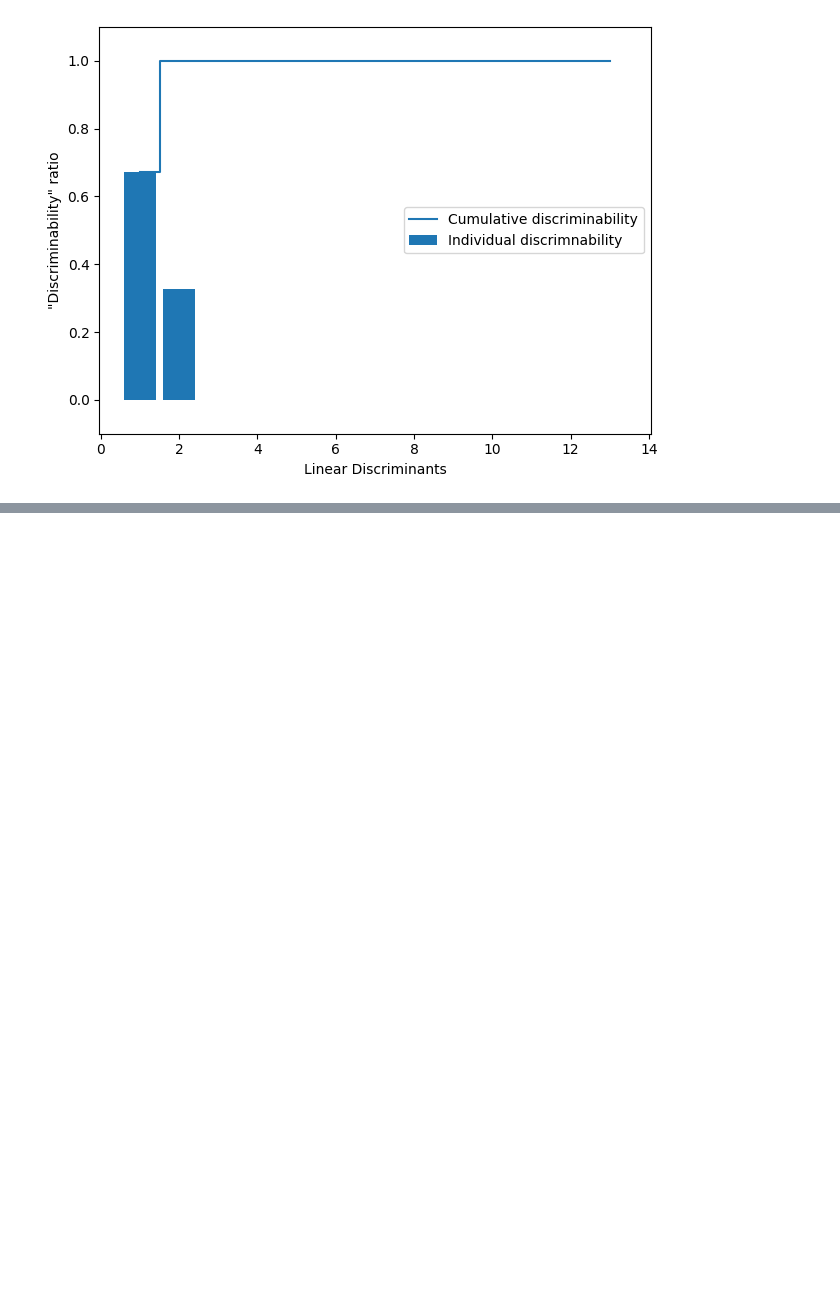
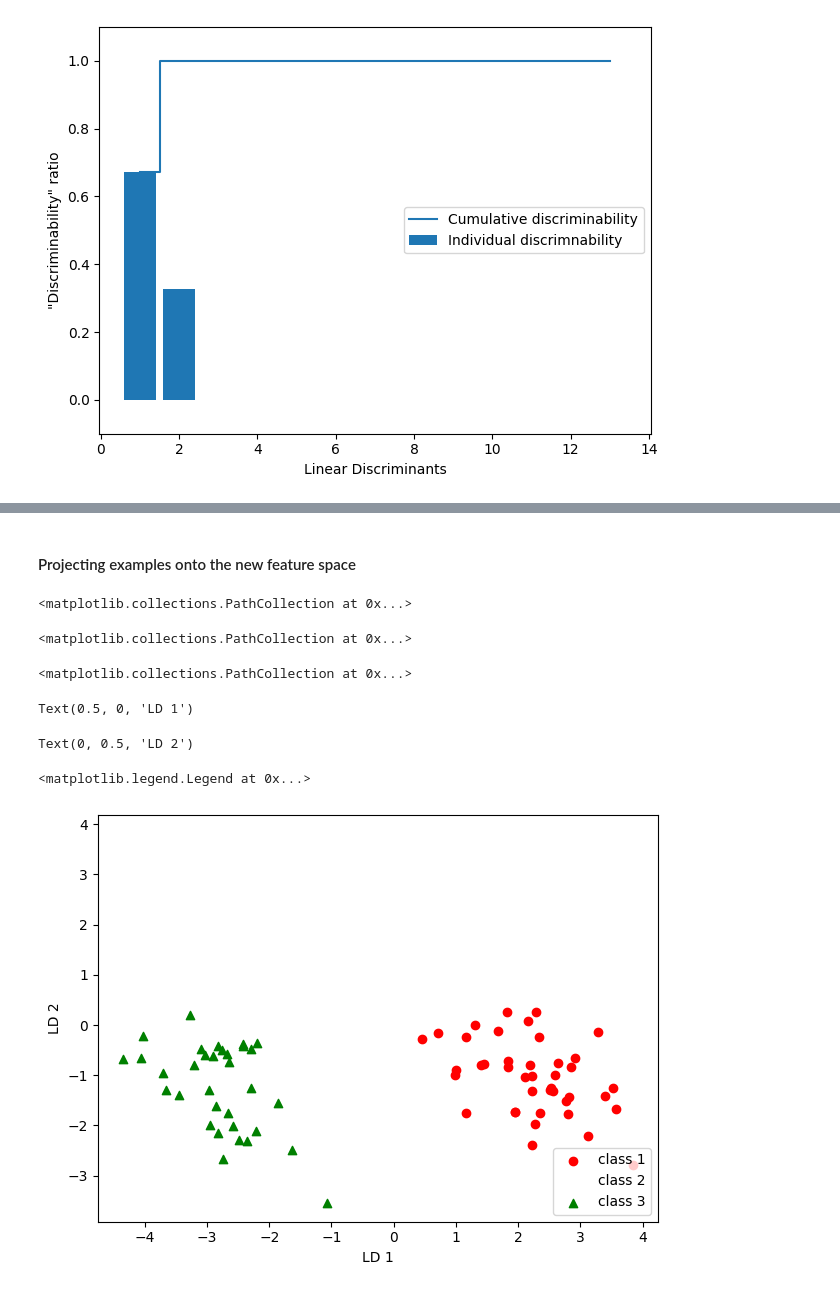
Before and after one commit to MonuSingh16/code-practice-courses-books, a Jupyter notebook: machine-learning-python/ch05-dimensionality-reduction.ipynb, the cells around one changed output, grey strips where cells are left out. Saved outputs shown, nothing was run; the diff lists cells and outputs as text; code cells hidden in the pictures; blank space fills up the shorter version.

```diff
--- a/machine-learning-python/ch05-dimensionality-reduction.ipynb
+++ b/machine-learning-python/ch05-dimensionality-reduction.ipynb
@@ -324,0 +345,25 @@ Text(0.5, 0, 'Linear Discriminants')
+# %% [markdown]
+#### Projecting examples onto the new feature space
+# %%
+X_train_lda = X_train_std.dot(w)
+
+colors = ['r', 'w', 'g']
+markers = ['o', 's', '^']
+for l, c, m in zip(np.unique(y_train), colors, markers):
+    plt.scatter(X_train_lda[y_train==l, 0],
+                X_train_lda[y_train==l, 1] * (-1),
+                c=c, label=f'class {l}', marker=m)
+
+plt.xlabel('LD 1')
+plt.ylabel('LD 2')
+plt.legend(loc='lower right')
+plt.tight_layout()
+plt.show()
+# %% [output]
+<matplotlib.collections.PathCollection at 0x...>
+<matplotlib.collections.PathCollection at 0x...>
+<matplotlib.collections.PathCollection at 0x...>
+Text(0.5, 0, 'LD 1')
+Text(0, 0.5, 'LD 2')
+<matplotlib.legend.Legend at 0x...>
+[figure, added]
```
Also changed, not shown: parts of 1 cell of this notebook.
